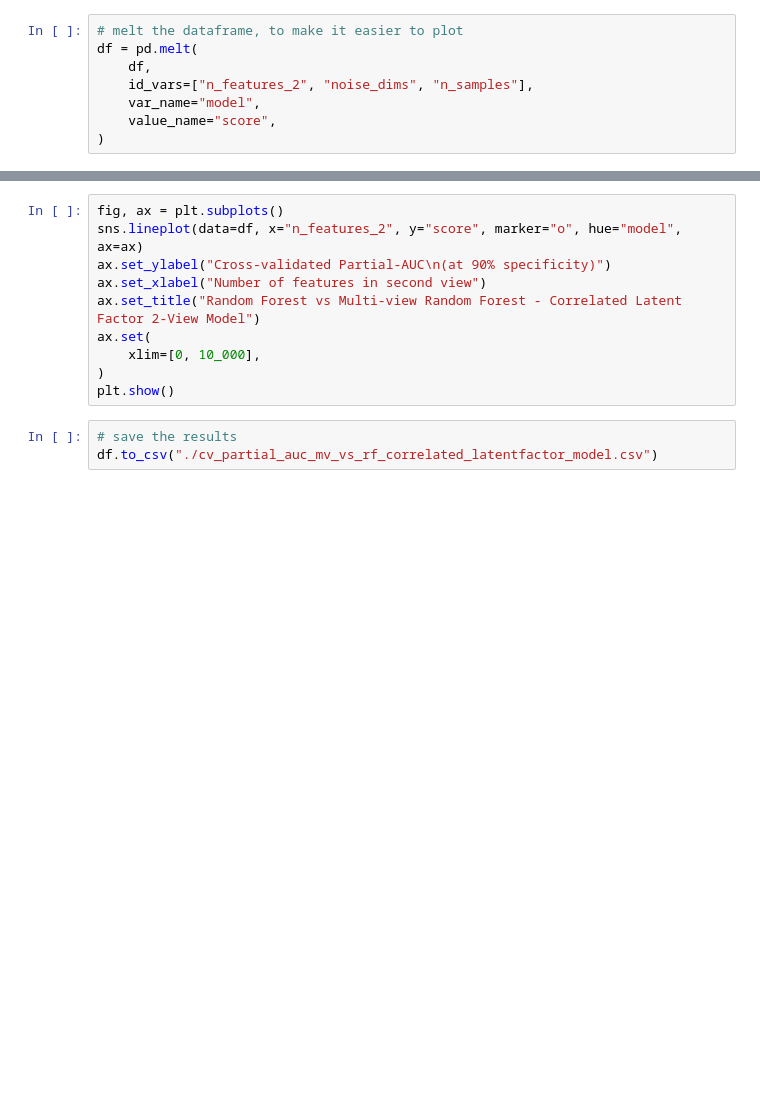
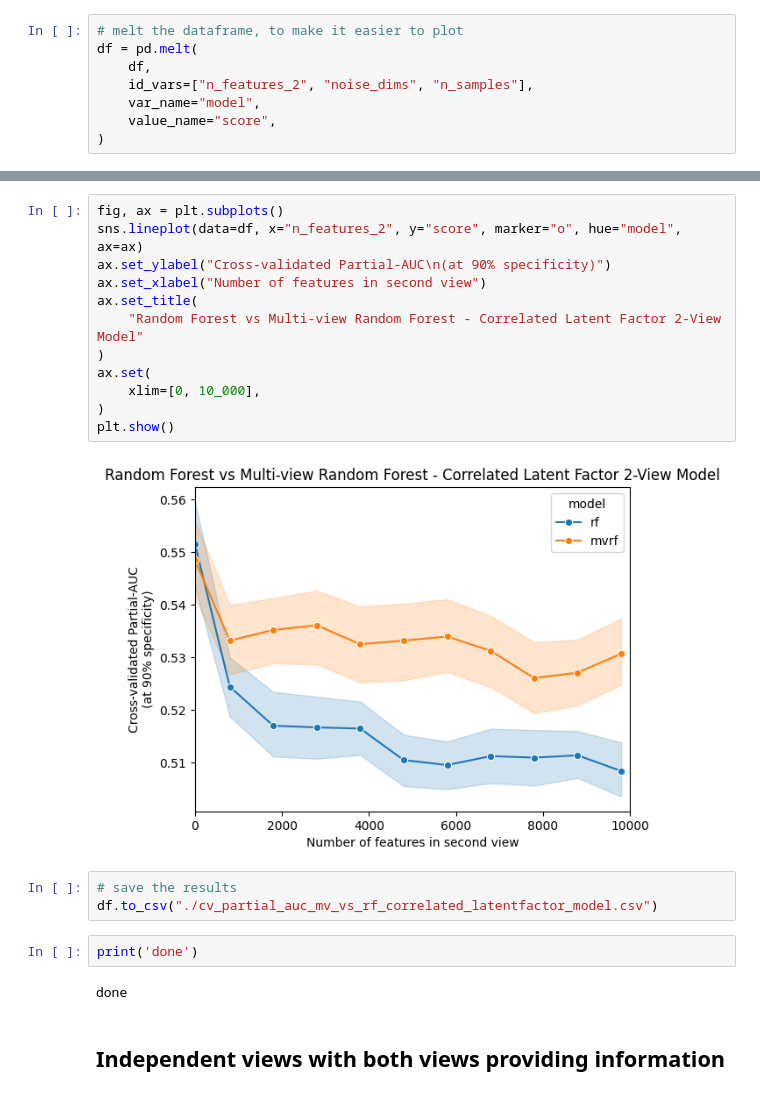
Before and after one commit to neurodata/treeple, a Jupyter notebook: benchmarks_nonasv/bench_multiview_hyppo.ipynb, the cells around one changed output, grey strips where cells are left out. Drawn from its saved outputs; the diff is of its cells as text; blank space fills up the shorter version.

```diff
--- a/benchmarks_nonasv/bench_multiview_hyppo.ipynb
+++ b/benchmarks_nonasv/bench_multiview_hyppo.ipynb
@@ -981,13 +997,23 @@ display(df.head())
 # %%
 fig, ax = plt.subplots()
 sns.lineplot(data=df, x="n_features_2", y="score", marker="o", hue="model", ax=ax)
 ax.set_ylabel("Cross-validated Partial-AUC\n(at 90% specificity)")
 ax.set_xlabel("Number of features in second view")
-ax.set_title("Random Forest vs Multi-view Random Forest - Correlated Latent Factor 2-View Model")
+ax.set_title(
+    "Random Forest vs Multi-view Random Forest - Correlated Latent Factor 2-View Model"
+)
 ax.set(
     xlim=[0, 10_000],
 )
 plt.show()
+# %% [output]
+[figure, added]
 # %%
 # save the results
 df.to_csv("./cv_partial_auc_mv_vs_rf_correlated_latentfactor_model.csv")
+# %%
+print('done')
+# %% [output]
+done
+# %% [markdown]
+## Independent views with both views providing information
```
Also changed, not shown: parts of 13 cells of this notebook, 1 other file.
